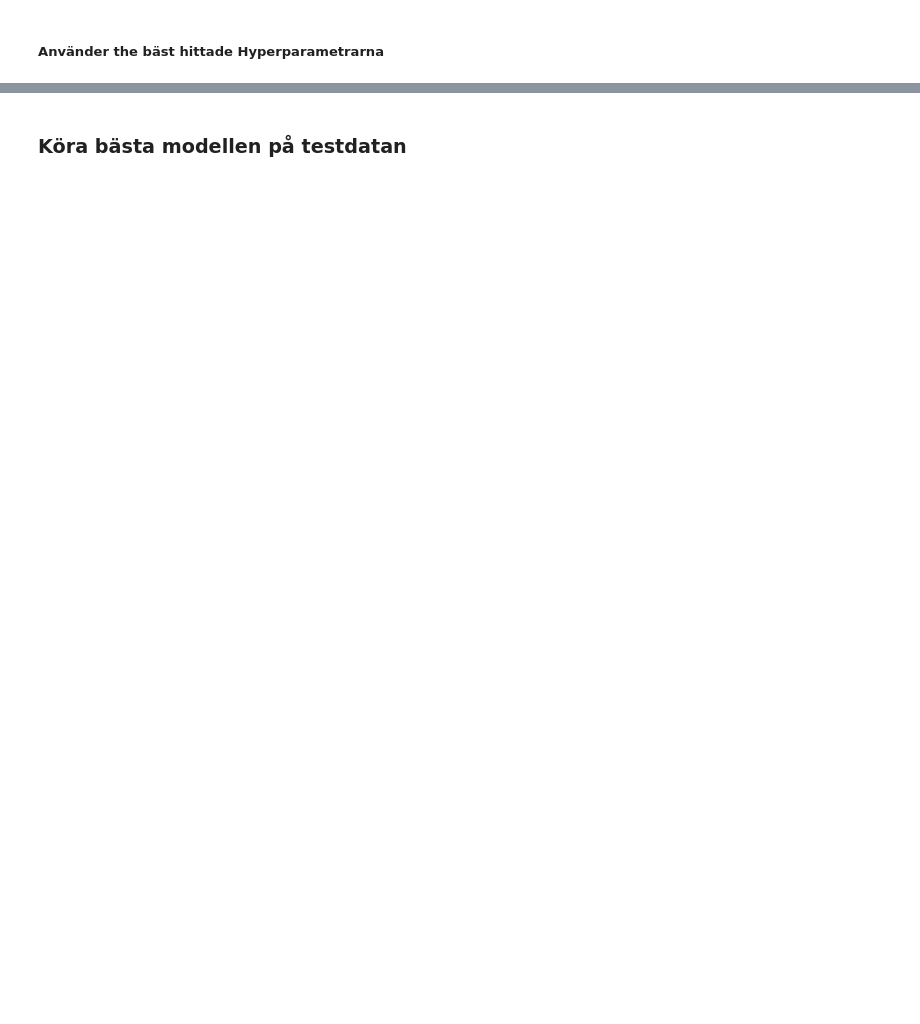
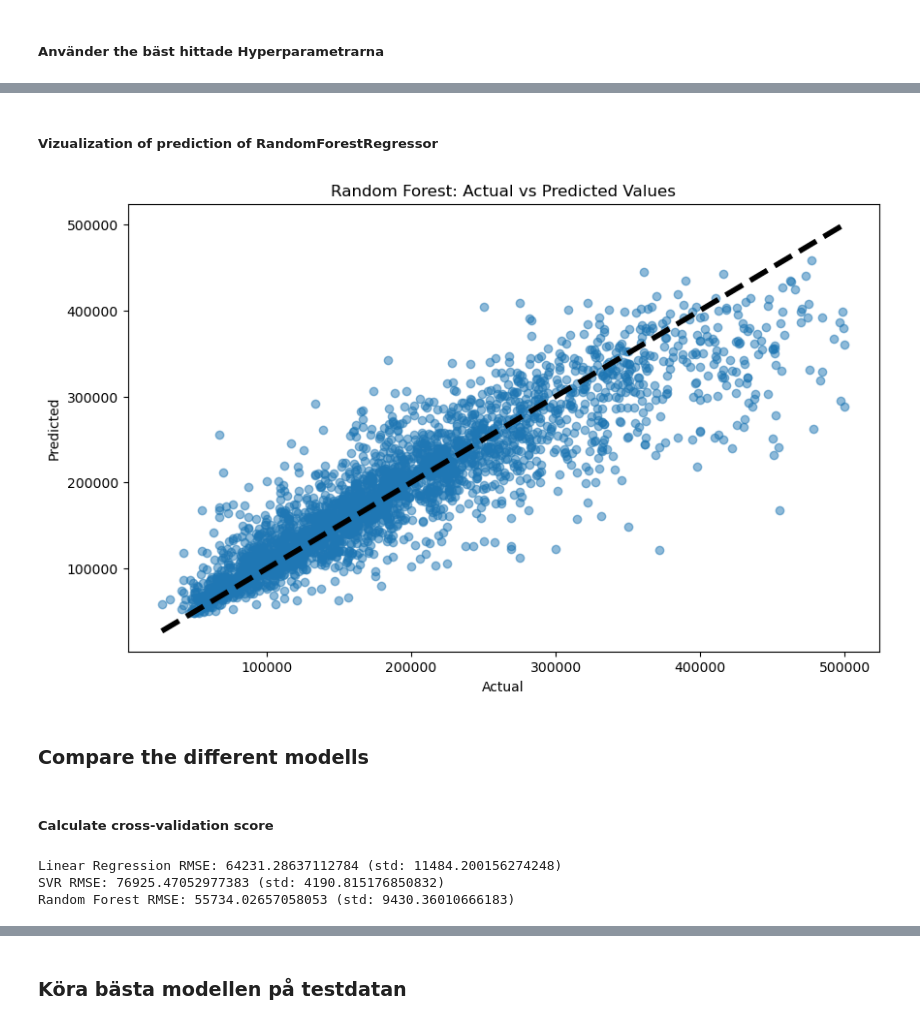
Before and after one commit to 5teef/Housing-AI, a Jupyter notebook: kunskapskontroll_houseprices.ipynb, the cells around one changed output, grey strips where cells are left out. Saved outputs shown, nothing was run; the diff lists cells and outputs as text; code cells hidden in the pictures; blank space fills up the shorter version.

```diff
--- a/kunskapskontroll_houseprices.ipynb
+++ b/kunskapskontroll_houseprices.ipynb
@@ -344,0 +553,44 @@ print(f"Error rate %: {round(rmse/y_train_full.mean()*100, 2)}")
+# %% [markdown]
+##### Vizualization of prediction of RandomForestRegressor
+# %%
+import matplotlib.pyplot as plt
+
+# Assuming y_pred are the predictions from your RandomForestRegressor model
+# and y_val are the actual values from the validation set
+
+plt.figure(figsize=(10, 6))
+plt.scatter(y_val, y_pred, alpha=0.5)
+plt.plot([y_val.min(), y_val.max()], [y_val.min(), y_val.max()], 'k--', lw=4)
+plt.xlabel('Actual')
+plt.ylabel('Predicted')
+plt.title('Random Forest: Actual vs Predicted Values')
+plt.show()
+# %% [output]
+[figure, added]
+# %% [markdown]
+### Compare the different modells
+# %% [markdown]
+##### Calculate cross-validation score
+# %%
+from sklearn.model_selection import cross_val_score
+
+# For Linear Regression
+lin_reg_scores = cross_val_score(lin_reg, X, y, scoring='neg_mean_squared_error', cv=10)
+lin_reg_rmse_scores = np.sqrt(-lin_reg_scores)
+
+# For SVR
+svr_scores = cross_val_score(svr_reg_best, X_train_scaled, y_train, scoring='neg_mean_squared_error', cv=10)
+svr_rmse_scores = np.sqrt(-svr_scores)
+
+# For Random Forest
+forest_scores = cross_val_score(forest_reg_best, X, y, scoring='neg_mean_squared_error', cv=10)
+forest_rmse_scores = np.sqrt(-forest_scores)
+
+# Now you can calculate the mean and standard deviation for each model's scores
+print(f"Linear Regression RMSE: {lin_reg_rmse_scores.mean()} (std: {lin_reg_rmse_scores.std()})")
+print(f"SVR RMSE: {svr_rmse_scores.mean()} (std: {svr_rmse_scores.std()})")
+print(f"Random Forest RMSE: {forest_rmse_scores.mean()} (std: {forest_rmse_scores.std()})")
+# %% [output]
+Linear Regression RMSE: 64231.28637112784 (std: 11484.200156274248)
+SVR RMSE: 76925.47052977383 (std: 4190.815176850832)
+Random Forest RMSE: 55734.02657058053 (std: 9430.36010666183)
```
Also changed, not shown: parts of 32 cells of this notebook.
